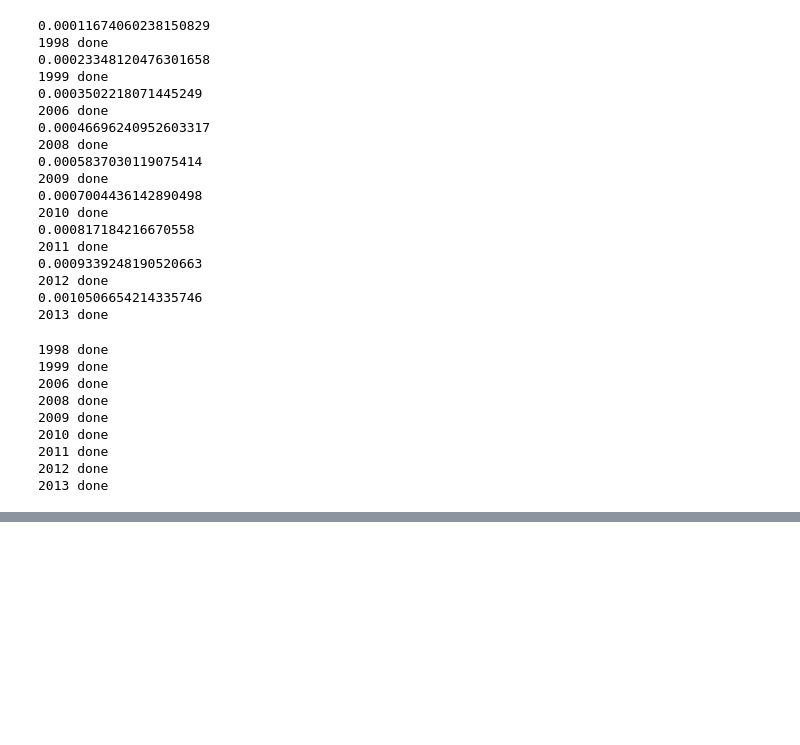
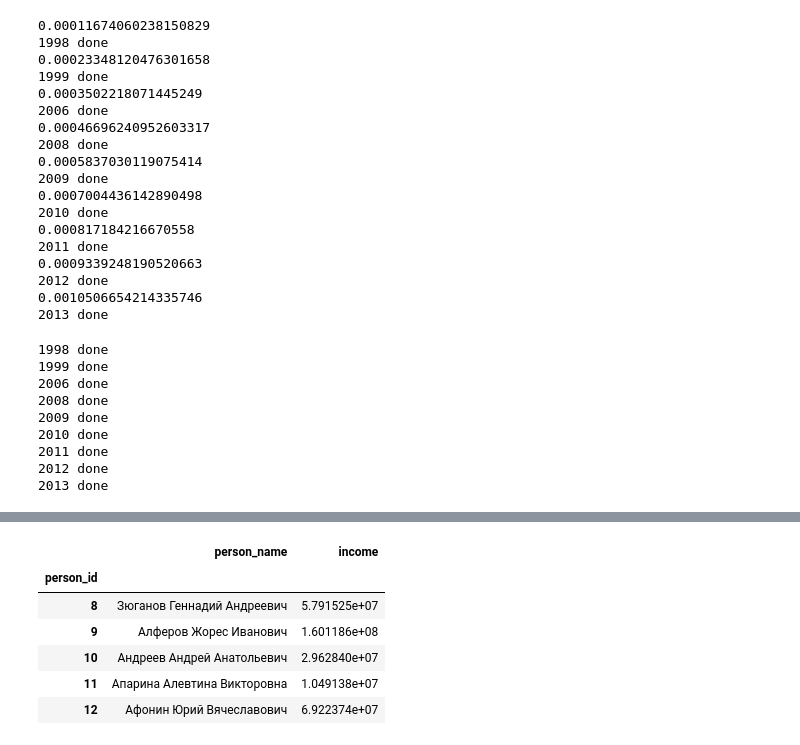
Before and after one commit to mikhmakarov/officials_network, a Jupyter notebook: get_csv.ipynb, the cells around one changed output, grey strips where cells are left out. Cells and saved outputs as stored; diff of their text form; code cells hidden in the pictures; blank space fills up the shorter version.

```diff
--- a/get_csv.ipynb
+++ b/get_csv.ipynb
@@ -217,0 +281,23 @@ for year in common_offices.year.unique():
+# %%
+# Если несколько записей на одного депутата па один год на один офис, то берем первую
+officials_year = (df
+                    .groupby(by=['year', 'person_id', 'person_name', 'office_id'])['income']
+                    .first()
+                    .to_frame('income')
+                    .reset_index())
+# Суммируем доход в разных офисах
+officials_income = (officials_year
+                    .groupby(by=['person_id', 'person_name'])['income']
+                    .sum()
+                    .to_frame('income')
+                    .reset_index())
+officials_income = officials_income.set_index('person_id')
+officials_income.head()
+# %% [output]
+|  | person_name | income |
+| person_id |  |  |
+| 8 | Зюганов Геннадий Андреевич | 5.791525e+07 |
+| 9 | Алферов Жорес Иванович | 1.601186e+08 |
+| 10 | Андреев Андрей Анатольевич | 2.962840e+07 |
+| 11 | Апарина Алевтина Викторовна | 1.049138e+07 |
+| 12 | Афонин Юрий Вячеславович | 6.922374e+07 |
```
Also changed, not shown: parts of 12 cells of this notebook.
